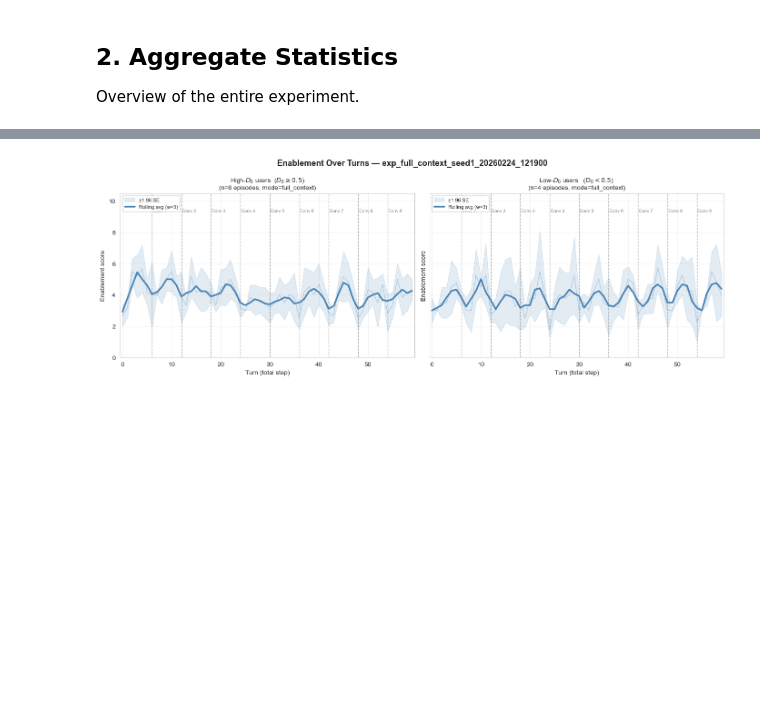
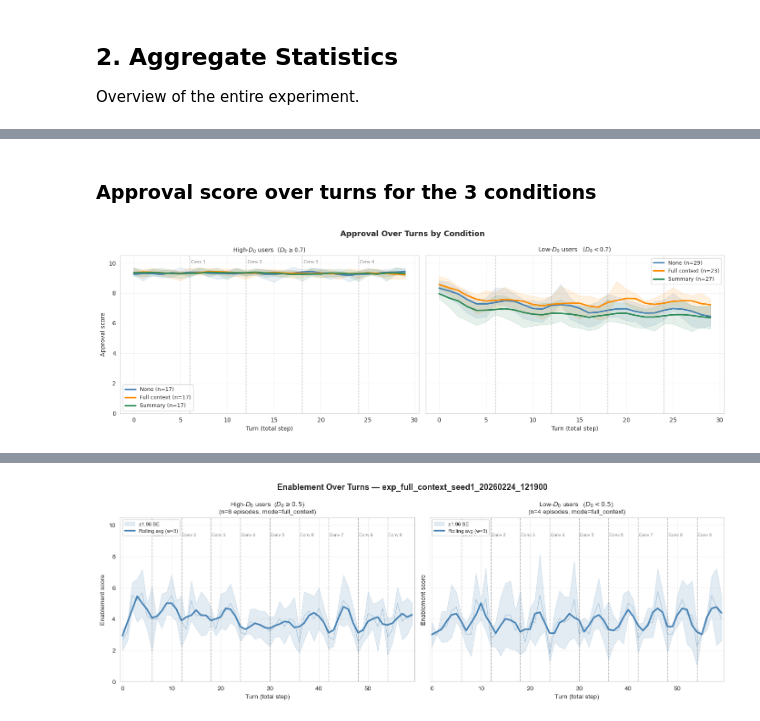
Before and after one commit to AdhyyanNarang/memory_harm, a Jupyter notebook: reports/dashboard.ipynb, the cells around one changed output, grey strips where cells are left out. Drawn from its saved outputs; the diff is of its cells as text; code cells hidden in the pictures; blank space fills up the shorter version.

```diff
--- a/reports/dashboard.ipynb
+++ b/reports/dashboard.ipynb
@@ -295,0 +314,71 @@ if df_all is not None:
+# %% [markdown]
+### Approval score over turns for the 3 conditions
+# %%
+D_THRESHOLD = 0.7   # Episodes with D_0 >= threshold → "high-D"; below → "low-D"
+ROLLING_WINDOW = 4  # Turns for rolling average smoothing
+
+if df_all is not None:
+    fig, axes = plt.subplots(1, 2, figsize=(15, 5), sharey=True)
+    fig.suptitle('Approval Over Turns by Condition', fontsize=13, fontweight='bold')
+
+    for mode, (color, label) in CONDITION_COLORS.items():
+        df_cond = df_all[df_all['condition'] == mode]
+        if df_cond.empty:
+            continue
+
+        # D_0 per episode within this condition
+        d0 = df_cond.sort_values('total_step').groupby('episode')['D'].first()
+        high_eps = d0[d0 >= D_THRESHOLD].index
+        low_eps  = d0[d0 <  D_THRESHOLD].index
+
+        # Conversation boundaries for this condition
+        conv_boundaries = []
+        for ep in df_cond['episode'].unique():
+            ep_df = df_cond[df_cond['episode'] == ep].sort_values('total_step')
+            changes = ep_df[ep_df['conversation'].diff().fillna(0) != 0]['total_step'].values
+            conv_boundaries.extend(changes)
+        conv_boundaries = sorted(set(conv_boundaries))
+
+        def plot_condition(ax, episodes, color, label):
+            sub = df_cond[df_cond['episode'].isin(episodes)]
+            if sub.empty:
+                return
+            stats = sub.groupby('total_step')['approval_score'].agg(['mean', 'sem'])
+            steps = stats.index.values
+            mean  = stats['mean'].values
+            se    = stats['sem'].values
+            rolling = pd.Series(mean, index=steps).rolling(
+                window=ROLLING_WINDOW, center=True, min_periods=1).mean()
+
+            ax.fill_between(steps, mean - 1.96*se, mean + 1.96*se,
+                            color=color, alpha=0.12)
+            ax.plot(steps, rolling, color=color, linewidth=2.5,
+                    label=f'{label} (n={len(episodes)})')
+
+        for ax, eps, title in [
+            (axes[0], high_eps, f'High-$D_0$ users  ($D_0 \\geq {D_THRESHOLD}$)'),
+            (axes[1], low_eps,  f'Low-$D_0$ users   ($D_0 < {D_THRESHOLD}$)'),
+        ]:
+            plot_condition(ax, eps, color, label)
+
+    # Shared formatting
+    for i, (ax, title) in enumerate(zip(axes, [
+        f'High-$D_0$ users  ($D_0 \\geq {D_THRESHOLD}$)',
+        f'Low-$D_0$ users   ($D_0 < {D_THRESHOLD}$)',
+    ])):
+        # Use boundaries from last condition (same step count across conditions)
+        for j, b in enumerate(conv_boundaries):
+            ax.axvline(x=b, color='gray', linestyle='--', linewidth=1, alpha=0.5)
+            if i == 0:
+                ax.text(b + 0.15, 10.2, f'Conv {j+1}', fontsize=7, color='gray', va='top')
+        ax.set_ylim(0, 10.5)
+        ax.set_xlabel('Turn (total step)')
+        ax.set_ylabel('Approval score' if i == 0 else '')
+        ax.set_title(title, fontsize=10)
+        ax.legend(fontsize=9)
+        ax.grid(True, alpha=0.25)
+
+    plt.tight_layout()
+    plt.show()
+# %% [output]
+[figure, added]
```
Also changed, not shown: parts of 13 cells of this notebook, 5 other files.
